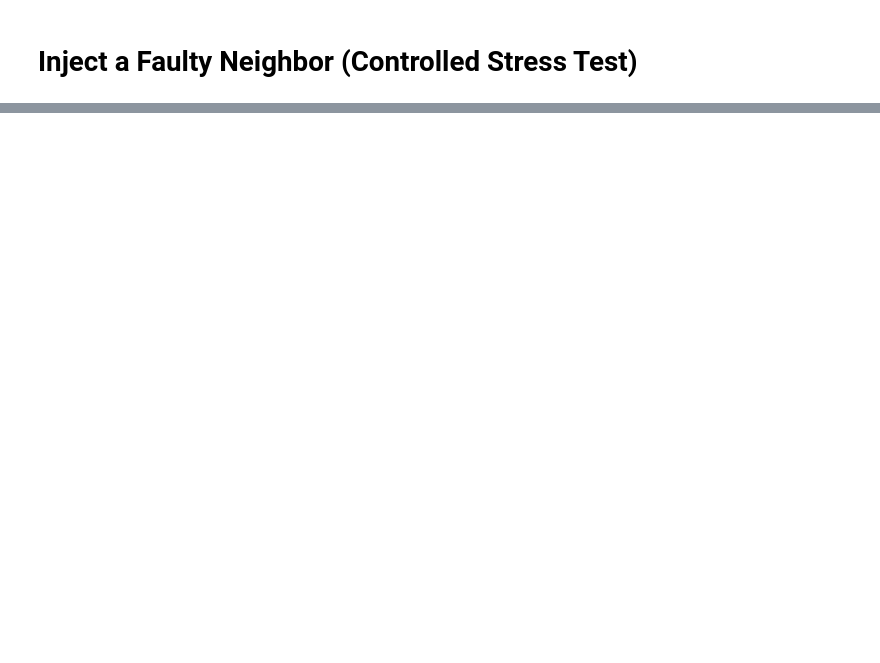
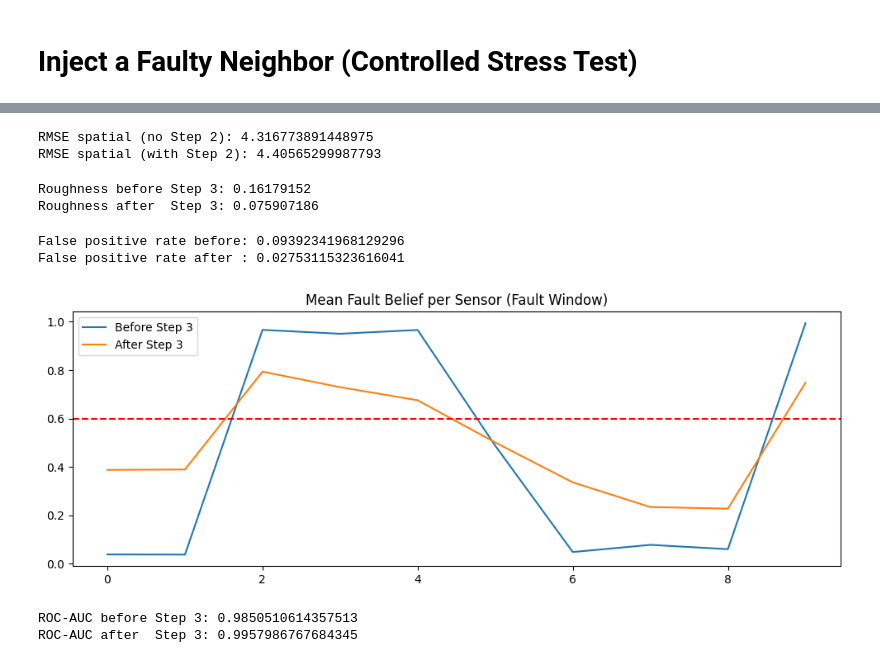
Before and after one commit to prateek-g-bit/Fault-Tolerance-System, a Jupyter notebook: fault-tolerant-system-v1.ipynb, the cells around one changed output, grey strips where cells are left out. Saved outputs shown, nothing was run; the diff lists cells and outputs as text; code cells hidden in the pictures; blank space fills up the shorter version.

```diff
--- a/fault-tolerant-system-v1.ipynb
+++ b/fault-tolerant-system-v1.ipynb
@@ -1207,0 +1436,20 @@ plt.show()
+# %%
+rmse_plain = torch.sqrt(
+    torch.mean(
+        (X_spatial_plain_nb[mask_fault_window, sensor_idx]
+         - Y_true[mask_fault_window, sensor_idx]) ** 2
+    )
+)
+
+rmse_step2 = torch.sqrt(
+    torch.mean(
+        (X_spatial_nb[mask_fault_window, sensor_idx]
+         - Y_true[mask_fault_window, sensor_idx]) ** 2
+    )
+)
+
+print("RMSE spatial (no Step 2):", rmse_plain.item())
+print("RMSE spatial (with Step 2):", rmse_step2.item())
+# %% [output]
+RMSE spatial (no Step 2): 4.316773891448975
+RMSE spatial (with Step 2): 4.40565299987793
@@ -1207,0 +1467,52 @@ plt.show()
+# %%
+r_before = spatial_belief_roughness(p_fault_raw, neighbors)
+r_after  = spatial_belief_roughness(p_fault, neighbors)
+
+print("Roughness before Step 3:", r_before)
+print("Roughness after  Step 3:", r_after)
+# %% [output]
+Roughness before Step 3: 0.16179152
+Roughness after  Step 3: 0.075907186
+# %%
+outside = np.ones(T, dtype=bool)
+outside[FAULT_START:FAULT_END] = False
+
+fp_before = (p_fault_raw[outside] > p_fault_threshold).mean()
+fp_after  = (p_fault[outside]     > p_fault_threshold).mean()
+
+print("False positive rate before:", fp_before)
+print("False positive rate after :", fp_after)
+# %% [output]
+False positive rate before: 0.09392341968129296
+False positive rate after : 0.02753115323616041
+# %%
+inside = slice(FAULT_START, FAULT_END)
+
+mean_pf = p_fault[inside].mean(axis=0)
+mean_pf_raw = p_fault_raw[inside].mean(axis=0)
+
+plt.figure(figsize=(12,4))
+plt.plot(mean_pf_raw, label="Before Step 3")
+plt.plot(mean_pf, label="After Step 3")
+plt.axhline(p_fault_threshold, color="red", linestyle="--")
+plt.legend()
+plt.title("Mean Fault Belief per Sensor (Fault Window)")
+plt.show()
+# %% [output]
+[figure, added]
+# %%
+auc_before = roc_auc_score(
+    fault_gt.cpu().numpy().ravel(),
+    p_fault_raw.ravel()
+)
+
+auc_after = roc_auc_score(
+    fault_gt.cpu().numpy().ravel(),
+    p_fault.ravel()
+)
+
+print("ROC-AUC before Step 3:", auc_before)
+print("ROC-AUC after  Step 3:", auc_after)
+# %% [output]
+ROC-AUC before Step 3: 0.9850510614357513
+ROC-AUC after  Step 3: 0.9957986767684345
```
Also changed, not shown: parts of 47 cells of this notebook.
